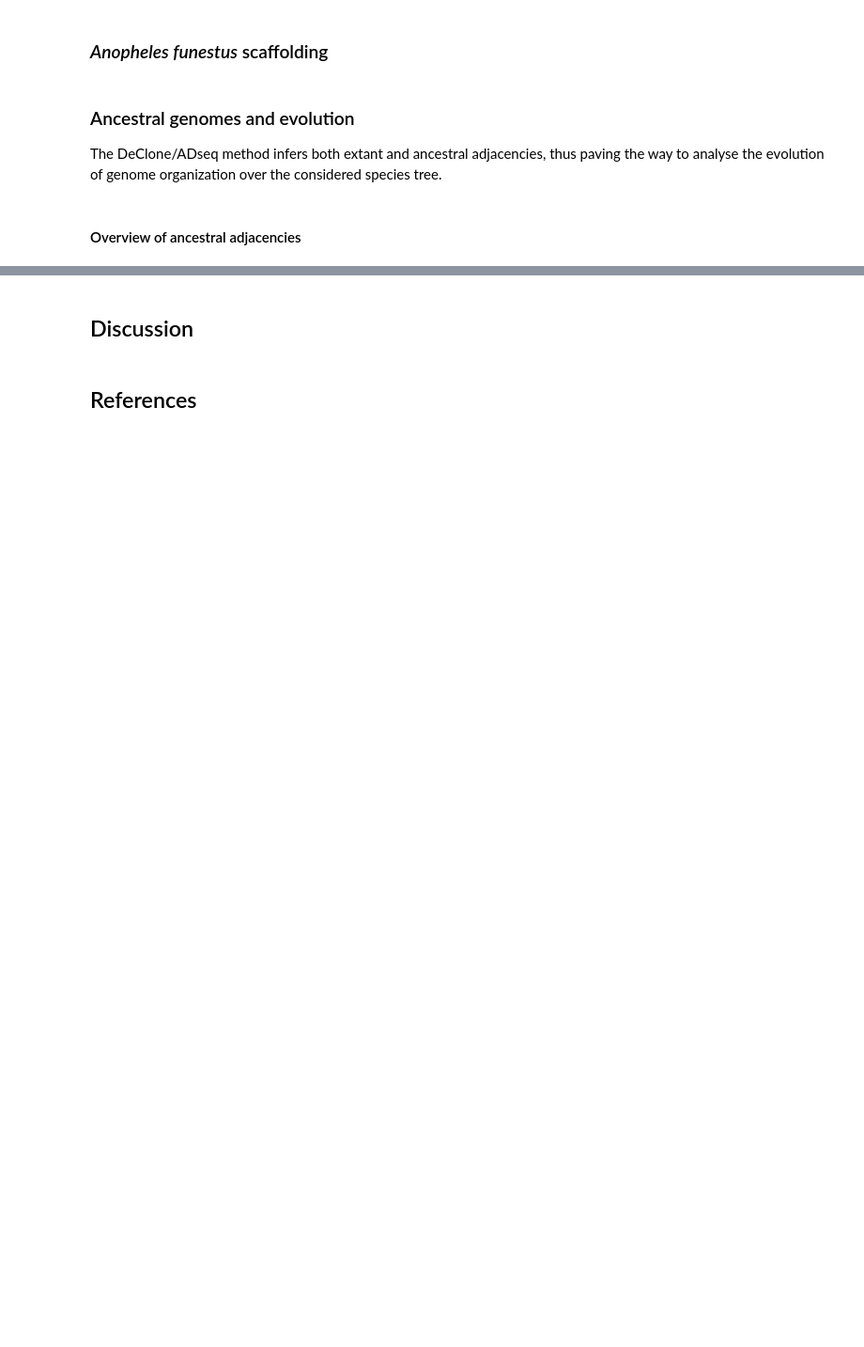
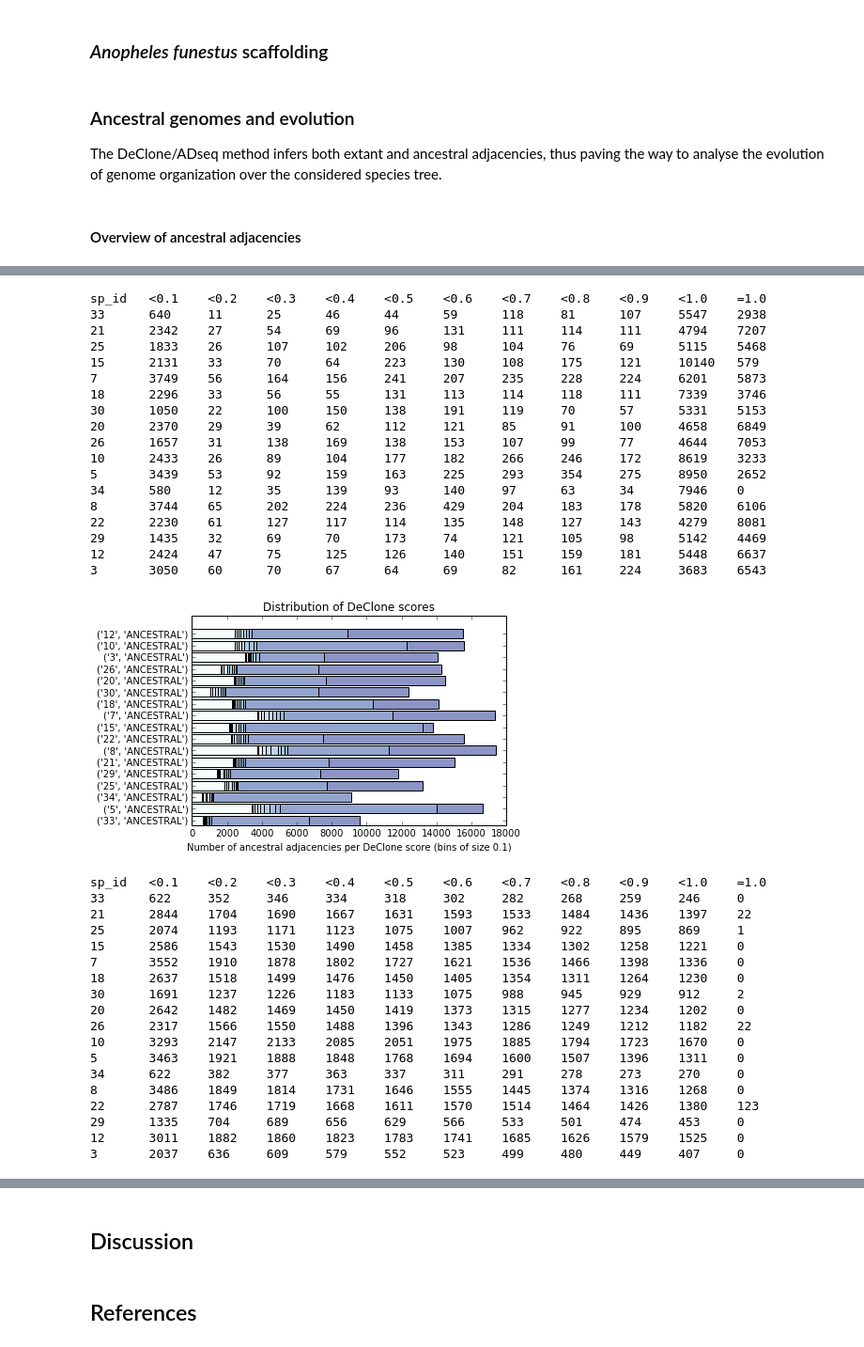
Before and after one commit to YoannAnselmetti/ADseq_Anopheles, a Jupyter notebook: Anopheles phylogenetic scaffolding.ipynb, the cells around one changed output, grey strips where cells are left out. Shown: that part at 94% size. Cells and saved outputs as stored; diff of their text form; code cells hidden in the pictures; blank space fills up the shorter version.

```diff
--- a/Anopheles phylogenetic scaffolding.ipynb
+++ b/Anopheles phylogenetic scaffolding.ipynb
@@ -140,24 +135,0 @@ We now look at the number of conflicts, defined as either a gene with three or m
-# %%
-NB_CONFLICTS={} # Number of conflicts per species, indexed by pairs (species_id,species_name)
-NB_ADJACENCIES={} # Number of conflicts per species, indexed by pairs (species_id,species_name)
-# Here we use an approximation that does not account for the orientation of adjacencies in extant species
-__NGB_ALL={} # Number of neighbours of genes, indexed by pairs (tree,node)
-for adj in ADJACENCIES: # Initializing the tables
-    sp_name=DECLONE_adj_species_name(adj)
-    sp_id=DECLONE_adj_species_id(adj)
-    NB_CONFLICTS[(sp_id,sp_name)]={}
-    NB_CONFLICTS[(sp_id,sp_name)][0]=0
-    gene1=(DECLONE_adj_gene1_tree(adj),DECLONE_adj_gene1_node(adj))
-    gene2=(DECLONE_adj_gene2_tree(adj),DECLONE_adj_gene2_node(adj))
-    (__NGB_ALL[gene1],__NGB_ALL[gene2])=(0,0)
-for adj in ADJACENCIES: # Filling the tables
-    sp_name=DECLONE_adj_species_name(adj)
-    sp_id=DECLONE_adj_species_id(adj)
-    gene1=(DECLONE_adj_gene1_tree(adj),DECLONE_adj_gene1_node(adj))
-    gene2=(DECLONE_adj_gene2_tree(adj),DECLONE_adj_gene2_node(adj))
-    if __NGB_ALL[gene1]==2 or __NGB_ALL[gene2]==2:
-        NB_CONFLICTS[(sp_id,sp_name)][0]+=1
-    __NGB_ALL[gene1]+=1
-    __NGB_ALL[gene2]+=1
-NB_CONFLICTS_EXTANT={sp_name: NB_CONFLICTS[(sp_id,sp_name)] for (sp_id,sp_name) in ALL_SPECIES if sp_name!="ANCESTRAL" }
-NB_CONFLICTS_ANC={sp_id: NB_CONFLICTS[(sp_id,sp_name)] for (sp_id,sp_name) in ALL_SPECIES if sp_name=="ANCESTRAL" }
@@ -182,0 +210,54 @@ The DeClone/ADseq method infers both extant and ancestral adjacencies, thus pavi
+# %%
+# CC: I do not know how to generate a nice table: this is a pis-aller
+print("sp_id\t"+"\t".join(["<"+str(((t+1)/NB_BINS)) for t in IVALUES1])+"\t=1.0")
+print("\n".join(species[0]+"\t"+"\t".join(str(ANC_ADJ_DISTRIB[species][t]) for t in IVALUES) for species in ANC_SPECIES))
+# Figure
+xlabel= "Number of ancestral adjacencies per DeClone score (bins of size "+str(1.0/NB_BINS)+")"
+title = "Distribution of DeClone scores"
+plot_scores_distribution_per_species(ANC_ADJ_DISTRIB, NB_BINS+1, 1.0, xlabel, title, 0.8)
+
+# CC: I do not know how to generate a nice table: this is a pis-aller
+print("sp_id\t"+"\t".join(["<"+str(((t+1)/NB_BINS)) for t in IVALUES1])+"\t=1.0")
+print("\n".join(species[0]+"\t"+"\t".join(str(ANC_CONF_DISTRIB[species][t]) for t in IVALUES) for species in ANC_SPECIES))
+# Figure
+xlabel= "Number of adjacencies with at least one gene in conflicts in ancestral genomes"
+title = "Syntenic conflicts in ancestral genomes"
+plot_scores_distribution_per_species(ANC_CONF_DISTRIB, NB_BINS+1, 1.0, xlabel, title,0.8)
+# %% [output]
+sp_id   <0.1    <0.2    <0.3    <0.4    <0.5    <0.6    <0.7    <0.8    <0.9    <1.0    =1.0
+33      640     11      25      46      44      59      118     81      107     5547    2938
+21      2342    27      54      69      96      131     111     114     111     4794    7207
+25      1833    26      107     102     206     98      104     76      69      5115    5468
+15      2131    33      70      64      223     130     108     175     121     10140   579
+7       3749    56      164     156     241     207     235     228     224     6201    5873
+18      2296    33      56      55      131     113     114     118     111     7339    3746
+30      1050    22      100     150     138     191     119     70      57      5331    5153
+20      2370    29      39      62      112     121     85      91      100     4658    6849
+26      1657    31      138     169     138     153     107     99      77      4644    7053
+10      2433    26      89      104     177     182     266     246     172     8619    3233
+5       3439    53      92      159     163     225     293     354     275     8950    2652
+34      580     12      35      139     93      140     97      63      34      7946    0
+8       3744    65      202     224     236     429     204     183     178     5820    6106
+22      2230    61      127     117     114     135     148     127     143     4279    8081
+29      1435    32      69      70      173     74      121     105     98      5142    4469
+12      2424    47      75      125     126     140     151     159     181     5448    6637
+3       3050    60      70      67      64      69      82      161     224     3683    6543
+[figure, added]
+sp_id   <0.1    <0.2    <0.3    <0.4    <0.5    <0.6    <0.7    <0.8    <0.9    <1.0    =1.0
+33      622     352     346     334     318     302     282     268     259     246     0
+21      2844    1704    1690    1667    1631    1593    1533    1484    1436    1397    22
+25      2074    1193    1171    1123    1075    1007    962     922     895     869     1
+15      2586    1543    1530    1490    1458    1385    1334    1302    1258    1221    0
+7       3552    1910    1878    1802    1727    1621    1536    1466    1398    1336    0
+18      2637    1518    1499    1476    1450    1405    1354    1311    1264    1230    0
+30      1691    1237    1226    1183    1133    1075    988     945     929     912     2
+20      2642    1482    1469    1450    1419    1373    1315    1277    1234    1202    0
+26      2317    1566    1550    1488    1396    1343    1286    1249    1212    1182    22
+10      3293    2147    2133    2085    2051    1975    1885    1794    1723    1670    0
+5       3463    1921    1888    1848    1768    1694    1600    1507    1396    1311    0
+34      622     382     377     363     337     311     291     278     273     270     0
+8       3486    1849    1814    1731    1646    1555    1445    1374    1316    1268    0
+22      2787    1746    1719    1668    1611    1570    1514    1464    1426    1380    123
+29      1335    704     689     656     629     566     533     501     474     453     0
+12      3011    1882    1860    1823    1783    1741    1685    1626    1579    1525    0
+3       2037    636     609     579     552     523     499     480     449     407     0
```
Also changed, not shown: parts of 15 cells of this notebook.
